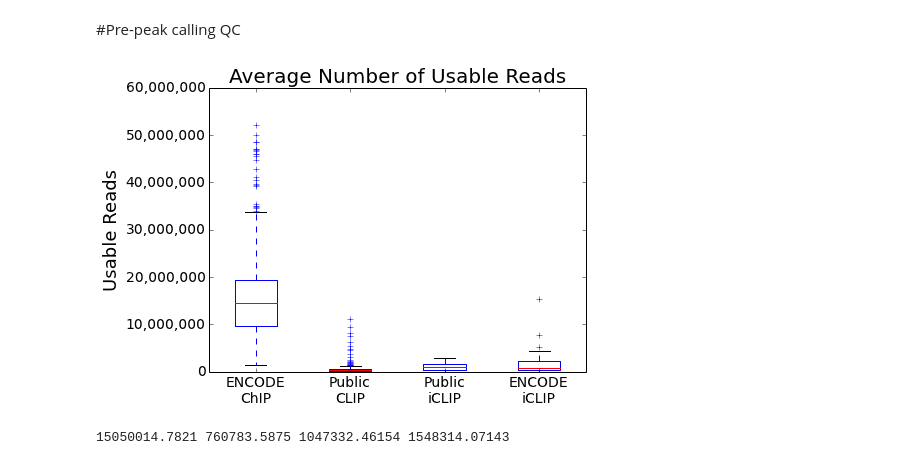
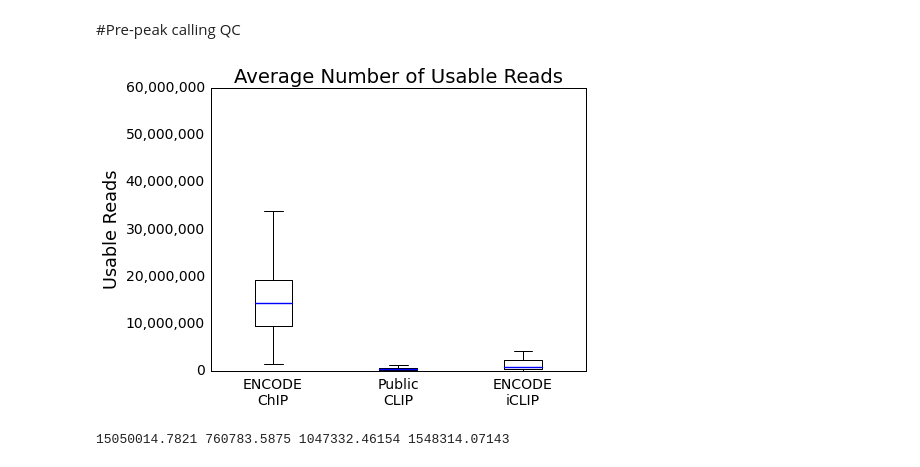
Before and after one commit to gpratt/iPython_Notebook, a Jupyter notebook: public_clip.ipynb, the cells around one changed output. Cells and saved outputs as stored; diff of their text form; code cells hidden in the pictures.

```diff
--- a/public_clip.ipynb
+++ b/public_clip.ipynb
@@ -53,20 +95,23 @@ true_iclips = iclip_df[["IMP" in idx.split(".")[1] for idx in iclip_df.index]]
 # %%
 with Figure(os.path.join(img_path, "usable_reads_boxplot.svg"), figsize=(7,5)) as fig:
     ax = fig.add_subplot(111)
-    ax.boxplot([encode_df['N_uniq map reads'].apply(lambda x: x.replace(",", "")).astype(int),
-               clip_df['Usable Reads'].dropna(),
-               public_iclip_df['Usable Reads'],
-               true_iclips['Usable Reads'],
+    ax.boxplot([encode_df['N_uniq map reads'].apply(lambda x: x.replace(",", "")).astype(int).values,
+               clip_df['Usable Reads'].dropna().values,
+               #public_iclip_df['Usable Reads'].values,
+               true_iclips['Usable Reads'].values,
 
                ])
     y_format = tkr.FuncFormatter(commas)  # make formatter
     ax.yaxis.set_major_formatter(y_format)
     ax.set_title("Average Number of Usable Reads")
     ax.set_ylabel("Usable Reads")
 
-    ax.set_xticklabels(["ENCODE\nChIP", "Public\nCLIP", "Public\niCLIP", "ENCODE\niCLIP"])
+    ax.set_xticklabels(["ENCODE\nChIP",
+                        "Public\nCLIP",
+                        #"Public\niCLIP",
+                        "ENCODE\niCLIP"])
 # %% [output]
-[figure, old version]
+[figure, new version]
 # %%
 print mean(encode_df['N_uniq map reads'].apply(lambda x: x.replace(",", "")).astype(int)),
 print mean(clip_df['Usable Reads'].dropna()),
```
Also changed, not shown: parts of 13 cells of this notebook, 5 other files.
